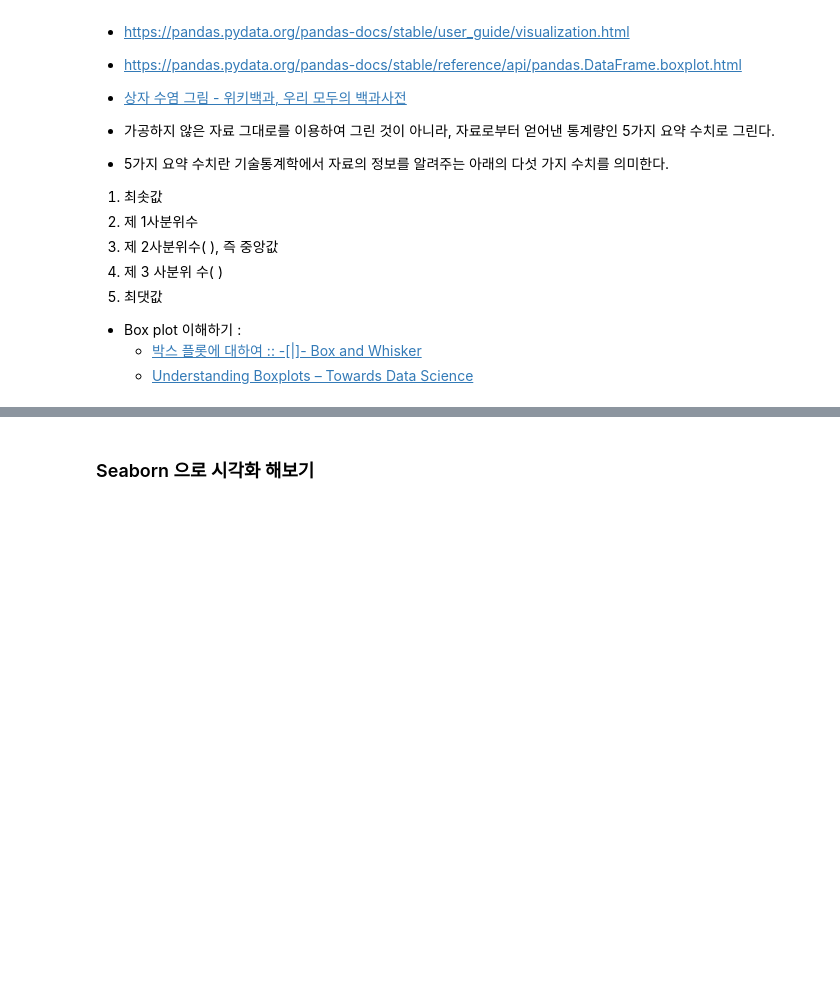
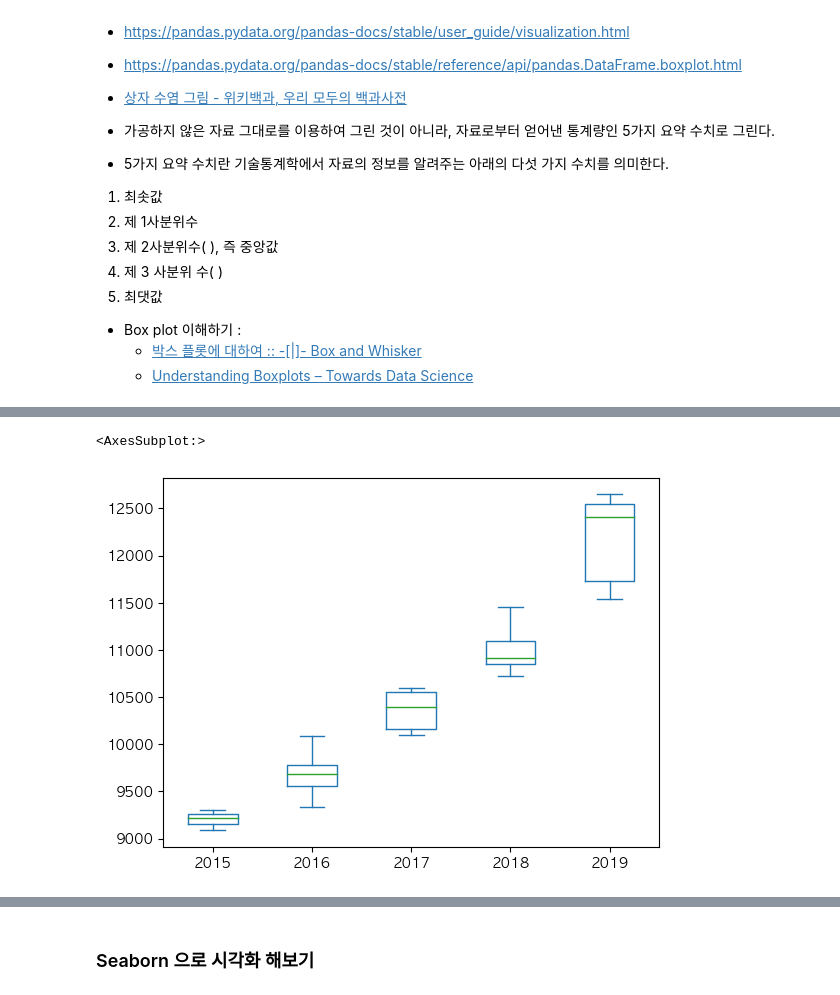
Before and after one commit to kngsujng/Data-Analysis_Study, a Jupyter notebook: open-data-analysis-basic-master/01-apt-price-input.ipynb, the cells around one changed output, grey strips where cells are left out. Saved outputs shown, nothing was run; the diff lists cells and outputs as text; code cells hidden in the pictures; blank space fills up the shorter version.

```diff
--- a/open-data-analysis-basic-master/01-apt-price-input.ipynb
+++ b/open-data-analysis-basic-master/01-apt-price-input.ipynb
@@ -690,4 +707,9 @@ df_last.groupby(['연도'])['평당분양가격'].mean().plot.bar()
 # %%
 # index를 월, columns 를 연도로 구하고 평당분양가격 으로 pivot_table 을 구하고 상자수염그림을 그립니다.
+
+df_last.pivot_table(index='월', columns='연도', values='평당분양가격').plot.box()
+# %% [output]
+<AxesSubplot:>
+[figure, added]
 # %%
 # columns 에 "연도", "전용면적"을 추가해서 pivot_table 을 만들고 시각화 합니다.
```
Also changed, not shown: parts of 3 cells of this notebook.
